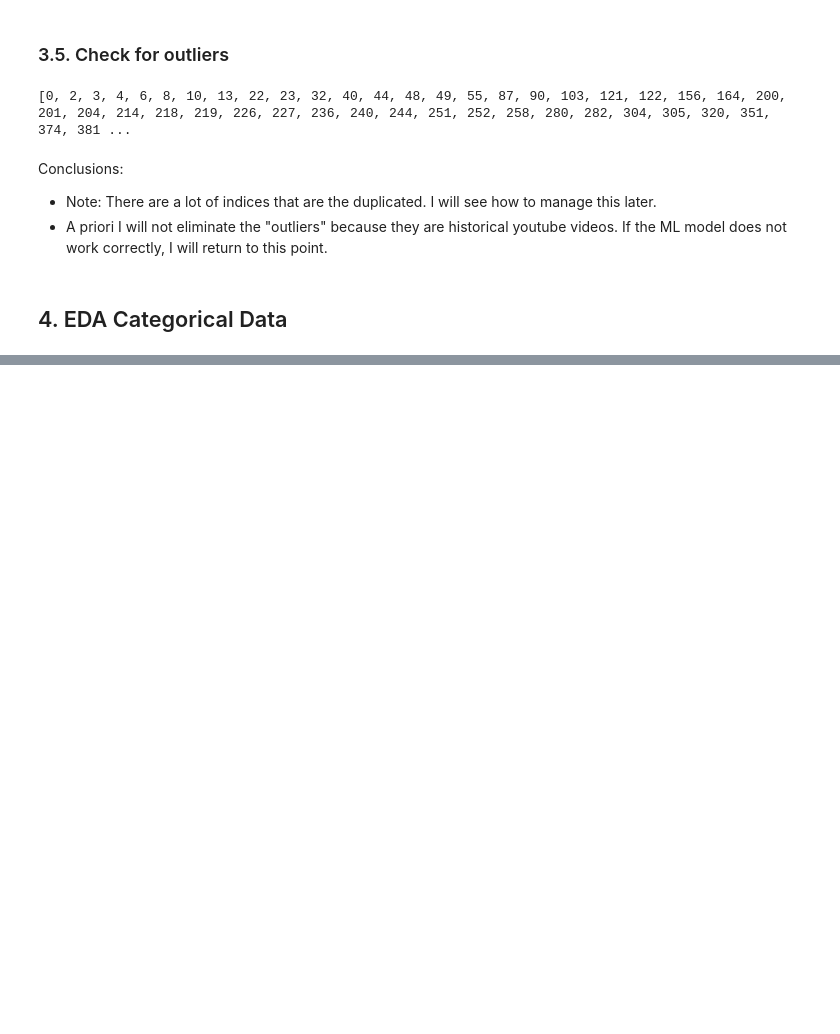
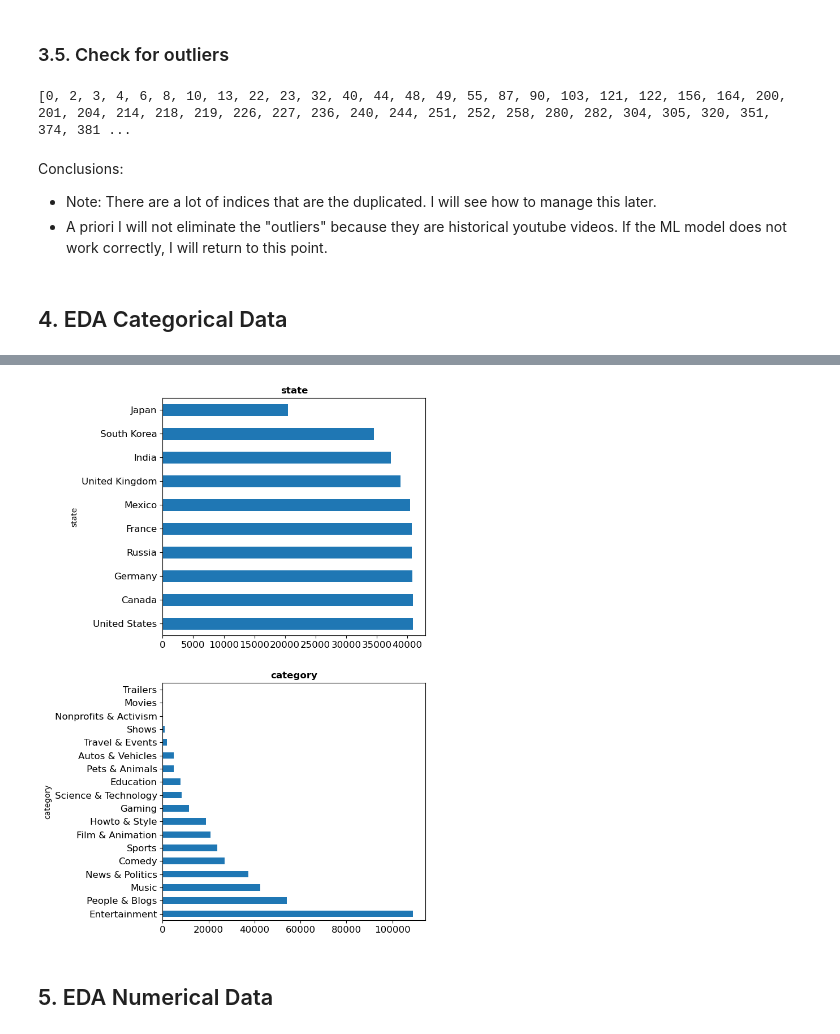
Before and after one commit to mstoychev/Data-Science-Projects, a Jupyter notebook: 7. Machine Learning Project/original data/exploratory_analysis.ipynb, the cells around one changed output, grey strips where cells are left out. Cells and saved outputs as stored; diff of their text form; code cells hidden in the pictures; blank space fills up the shorter version.

```diff
--- a/7. Machine Learning Project/original data/exploratory_analysis.ipynb
+++ b/7. Machine Learning Project/original data/exploratory_analysis.ipynb
@@ -367,7 +403,7 @@ Estoy jodido, ya le daré una vuelta
 # %% [markdown]
 ### 3.4. Check for inconsistent data
 # %%
-categorical_data = data.select_dtypes("O")
+categorical_data = data.select_dtypes(["O", "category"])
 for col in categorical_data.columns:
     print(col)
     print(categorical_data[col].unique())
@@ -469,10 +495,10 @@ data.state.value_counts().plot(kind="barh")
 def charts_eda_categorical(cat):
 
     #calculate the number of rows
-    rows = ceil(cat.shape[1] / 2)
+    rows = cat.shape[1]
 
     #define the graph
-    f, ax = plt.subplots(nrows = rows, ncols = 2, figsize = (16, rows * 6))
+    f, ax = plt.subplots(nrows = rows, ncols = 1, figsize = (6, rows * 6))
 
     #We flatten to iterate through the graph as if it were 1-dimensional instead of 2-dimensional.
     ax = ax.flat
@@ -482,3 +508,9 @@ def charts_eda_categorical(cat):
         cat[variable].value_counts().plot.barh(ax = ax[index])
         ax[index].set_title(variable, fontsize = 12, fontweight = "bold")
         ax[index].tick_params(labelsize = 12)
+# %%
+charts_eda_categorical(categorical_data[["state", "category"]])
+# %% [output]
+[figure, added]
+# %% [markdown]
+## 5. EDA Numerical Data
```
Also changed, not shown: parts of 17 cells of this notebook.
